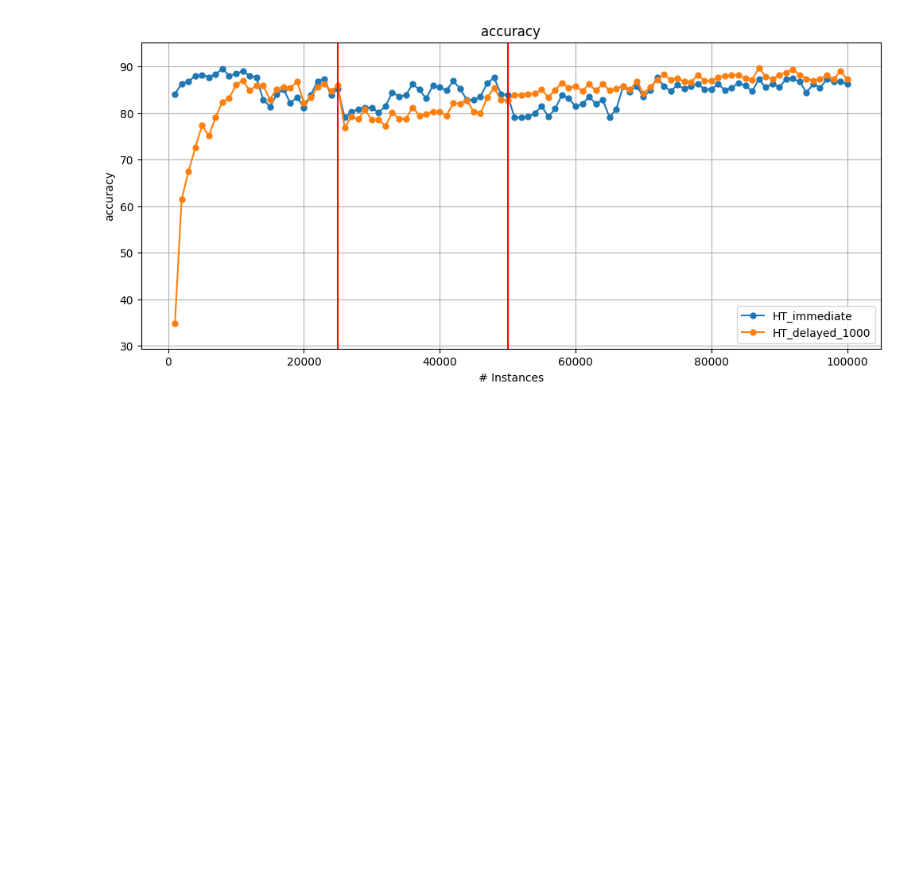
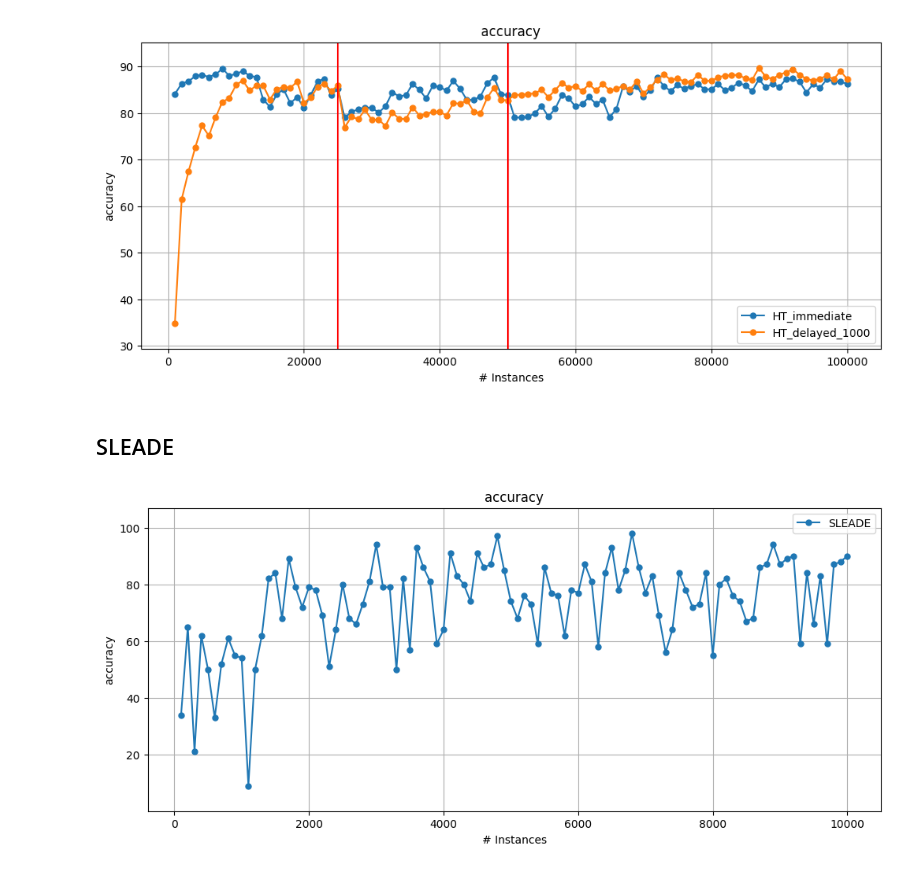
Before and after one commit to adaptive-machine-learning/CapyMOA, a Jupyter notebook: notebooks/SSL_example.ipynb, the cells around one changed output. Cells and saved outputs as stored; diff of their text form; code cells hidden in the pictures; blank space fills up the shorter version.

```diff
--- a/notebooks/SSL_example.ipynb
+++ b/notebooks/SSL_example.ipynb
@@ -184,3 +182,5 @@ plot_windowed_results(results_ht_immediate, results_ht_delayed_1000, metric="acc
 Accuracy immediate: 84.517
 Accuracy delayed by 1000 instances: 83.366
 [figure]
+# %% [markdown]
+## SLEADE
@@ -186,0 +282,32 @@ Accuracy delayed by 1000 instances: 83.366
+# %%
+from capymoa.classifier import EFDT
+from capymoa.datasets import Electricity
+from capymoa.evaluation import prequential_ssl_evaluation
+from capymoa.evaluation.visualization import plot_windowed_results
+
+stream = Electricity()
+
+sleade_py = SLEADE(schema=stream.get_schema(), base_ensemble="StreamingRandomPatches -s 10")
+
+# print(sleade.cli_help())
+# type(sleade)
+type(sleade_py)
+results_sleade_py = prequential_ssl_evaluation(
+    stream=stream,
+    learner=sleade_py,
+    label_probability=0.01,
+    window_size=100,
+    max_instances=10000,
+)
+
+# # The results are stored in a dictionary.
+# display(results_sleade_py)
+
+# print(results_sleade_py["cumulative"].accuracy())
+
+# # Plotting over time (default: classifications correct (percent) i.e. accuracy)
+# results_sleade.learner = "sleade_py"
+plot_windowed_results(results_sleade_py, metric="accuracy")
+# plot_windowed_results(results_sleade, results_sleade_py, metric="accuracy")
+# %% [output]
+[figure, added]
```
Also changed, not shown: parts of 13 cells of this notebook, 2 other files.
